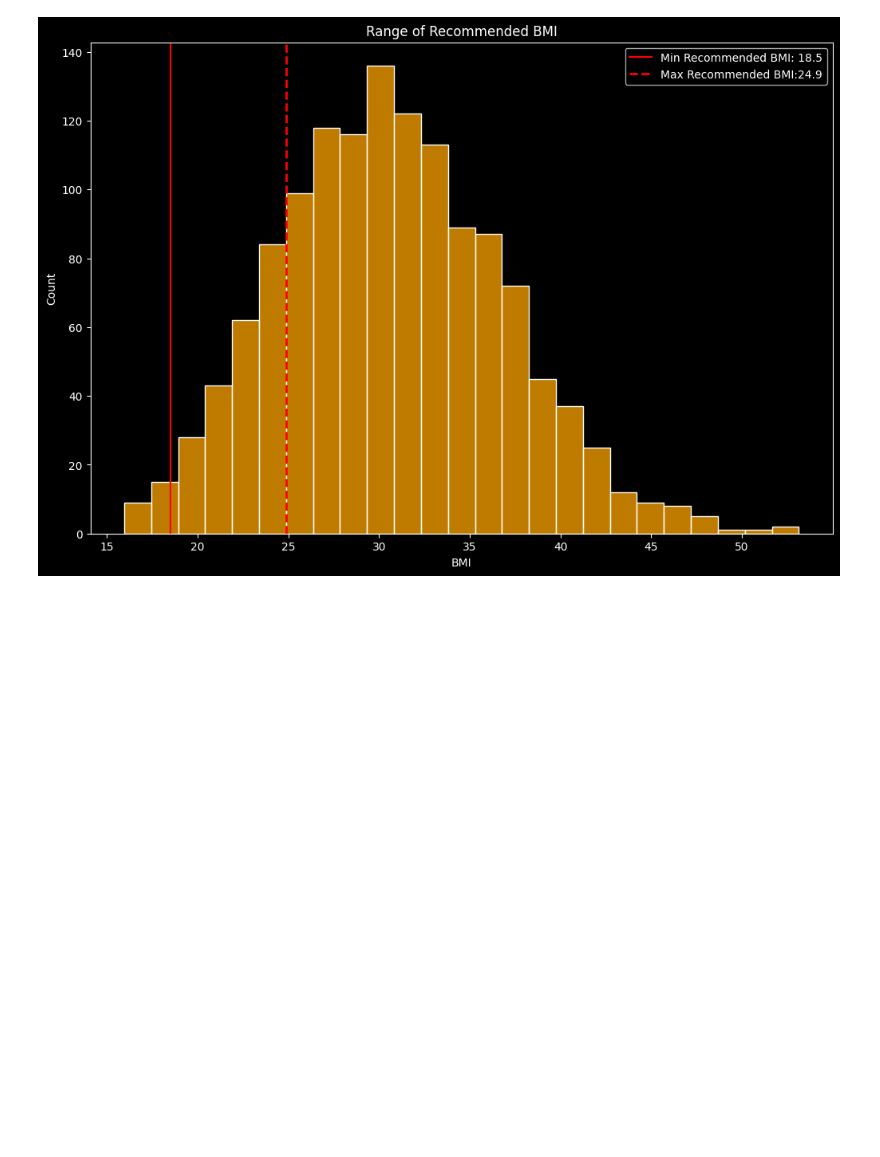
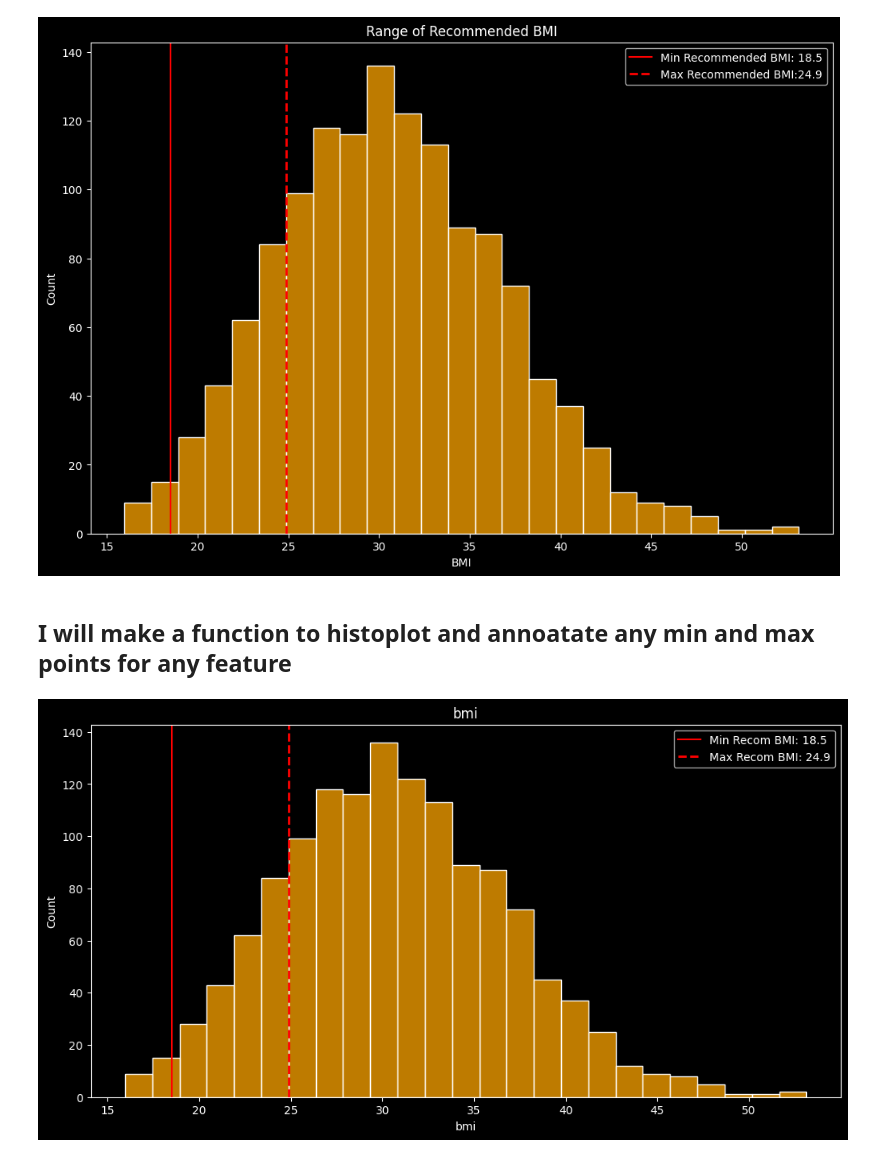
Before and after one commit to basharbayatna/Insurance_Dataset, a Jupyter notebook: Data_Visualization_(Core).ipynb, the cells around one changed output. Cells and saved outputs as stored; diff of their text form; code cells hidden in the pictures; blank space fills up the shorter version.

```diff
--- a/Data_Visualization_(Core).ipynb
+++ b/Data_Visualization_(Core).ipynb
@@ -295,3 +297,20 @@ ax.legend()
 # %% [output]
 <matplotlib.legend.Legend at 0x...>
 [figure]
+# %% [markdown]
+## I will make a function to histoplot and annoatate any min and max points for any feature
+# %%
+def plot_annotation_using_histo (df, col):
+
+  min_rec = 18.5
+  max_rec - 24.9
+  fig , ax = plt.subplots(figsize=(12,6))
+  sns.histplot(data=df, x=col, ax=ax, color='orange')
+  ax.set_title(col)
+  ax.axvline(min_rec, color='red', label= f'Min Recom BMI: {min_rec}')
+  ax.axvline(max_rec, color='red', label= f'Max Recom BMI: {max_rec}', ls='--', lw=2)
+  ax.legend()
+# %%
+plot_annotation_using_histo(df, 'bmi')
+# %% [output]
+[figure, added]
```
Also changed, not shown: parts of 3 cells of this notebook.
